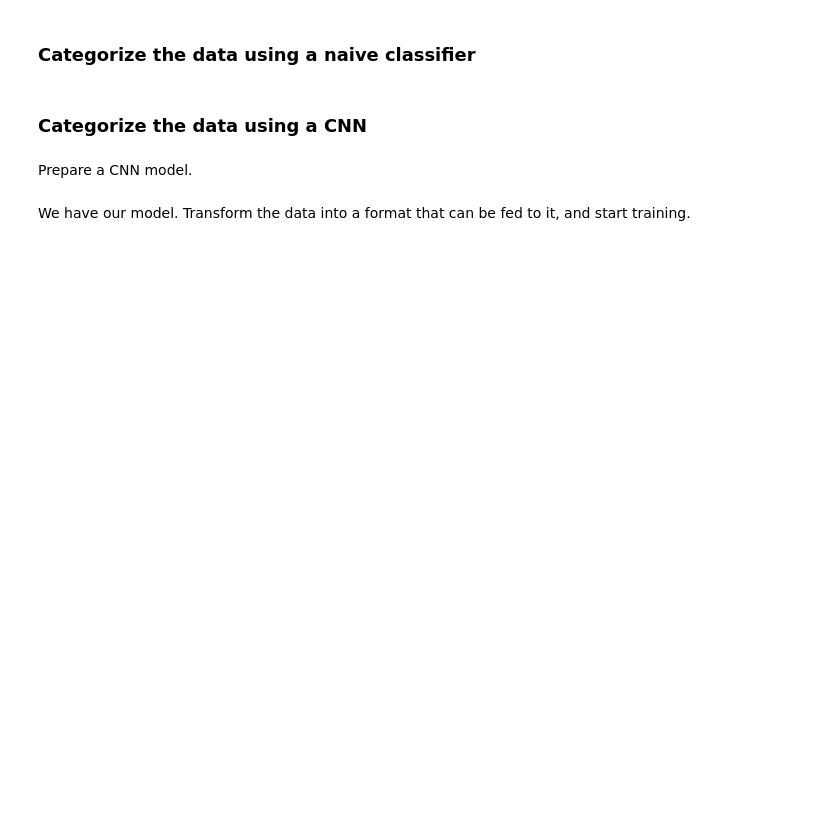
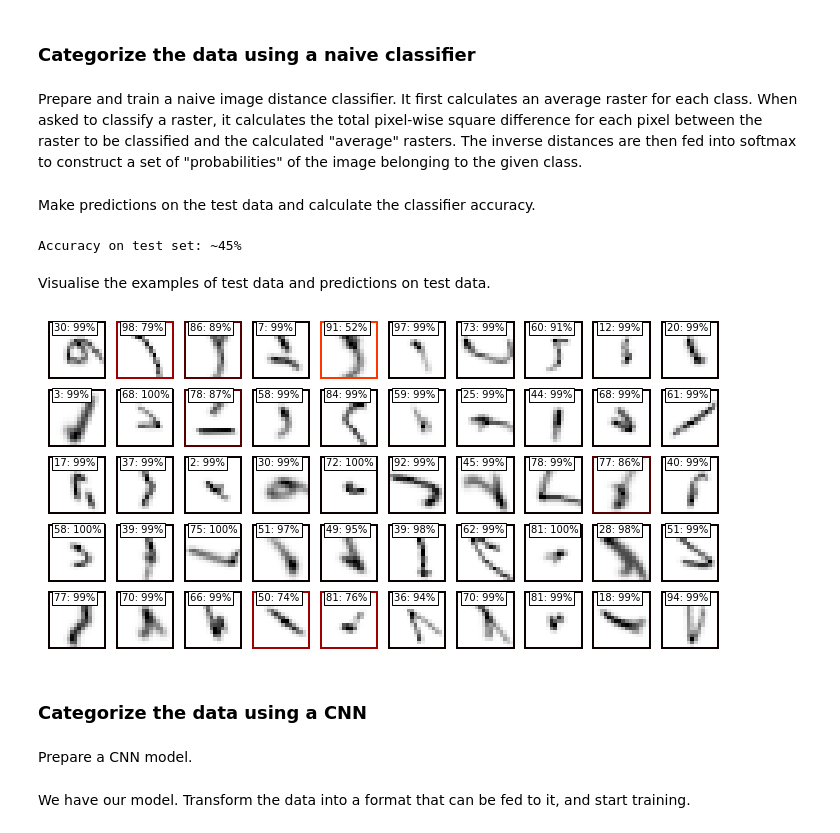
Before and after one commit to alexdukhno/littleglyphs, a Jupyter notebook: notebooks/littleglyphs-example.ipynb, the cells around one changed output. Drawn from its saved outputs; the diff is of its cells as text; code cells hidden in the pictures; blank space fills up the shorter version.

```diff
--- a/notebooks/littleglyphs-example.ipynb
+++ b/notebooks/littleglyphs-example.ipynb
@@ -174,2 +183,4 @@ X_cv    matrix shape: (1800, 16, 16); Y_cv    matrix shape: (1800, 15)
 # %% [markdown]
 ### Categorize the data using a naive classifier
+# %% [markdown]
+Prepare and train a naive image distance classifier. It first calculates an average raster for each class. When asked to classify a raster, it calculates the total pixel-wise square difference for each pixel between the raster to be classified and the calculated "average" rasters. The inverse distances are then fed into softmax to construct a set of "probabilities" of the image belonging to the given class.
@@ -176,3 +190,30 @@ X_cv    matrix shape: (1800, 16, 16); Y_cv    matrix shape: (1800, 15)
+# %% [markdown]
+Make predictions on the test data and calculate the classifier accuracy.
+# %%
+acc_test_set = naive_classifier.evaluate(X_test,Y_test)
+print('Accuracy on test set: ~'+'{0:.0f}'.format(acc_test_set*100)+'%')
+
+Y_predicted = naive_classifier.predict(X_test)
+Y_predicted_class = np.argmax(Y_predicted, axis=1)
+Y_predicted_probability = np.max(Y_predicted, axis=1)
+Y_test_class = np.argmax(Y_test, axis=1)
+# %% [output]
+Accuracy on test set: ~45%
+# %% [markdown]
+Visualise the examples of test data and predictions on test data.
+# %%
+N_images_to_show = 50
+
+vis_imgs = X_test[:N_images_to_show]
+vis_categories = Y_predicted_class[:N_images_to_show]
+vis_probabilities = Y_predicted_probability[:N_images_to_show]
+
+_ = lilgplt.visualize_img_array(vis_imgs,vis_categories,N_images_to_show,
+                             show_probabilities=True,probabilities=vis_probabilities,
+                             cmap = 'hot_r', figsize=(12,6))
+plt.show()
+# %% [output]
+[figure, added]
 # %% [markdown]
 ### Categorize the data using a CNN
 # %% [markdown]
```
Also changed, not shown: parts of 22 cells of this notebook, 8 other files.
